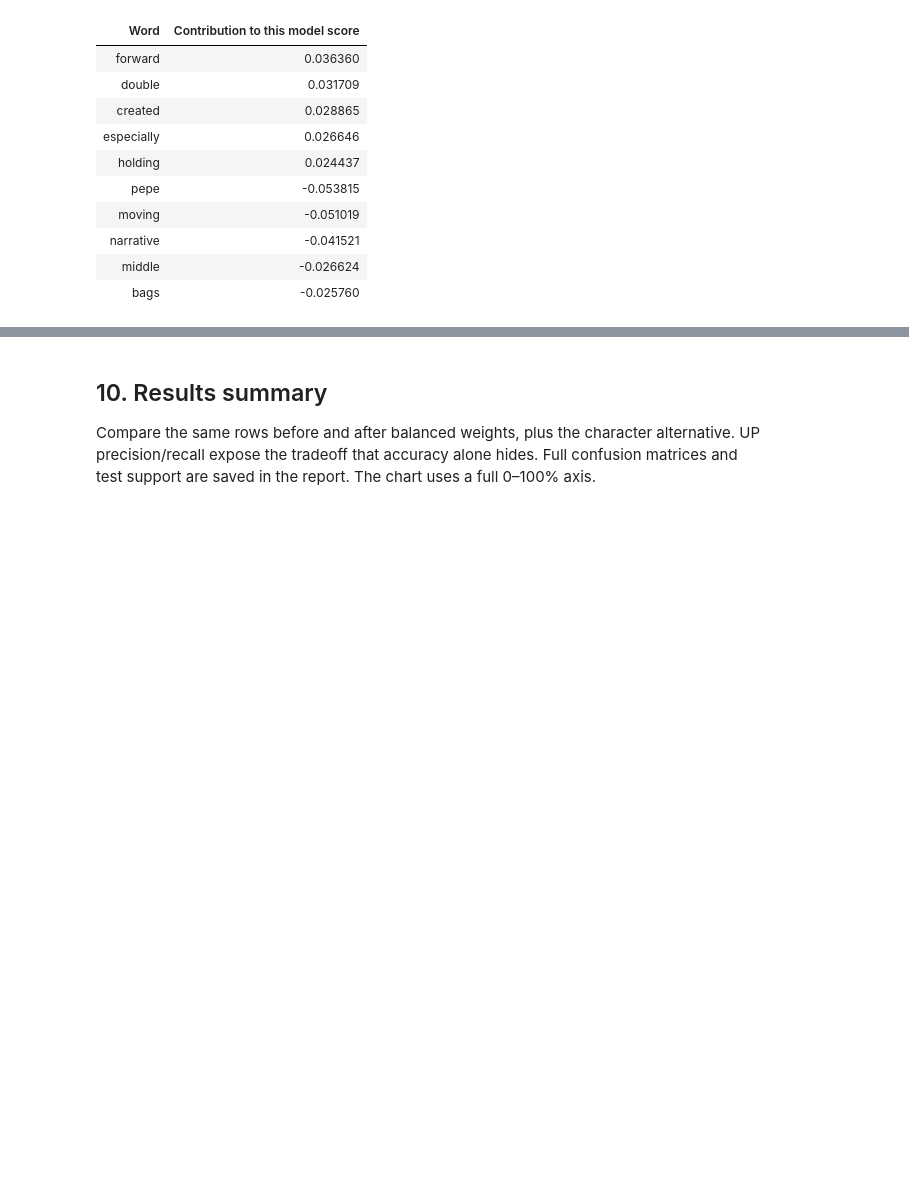
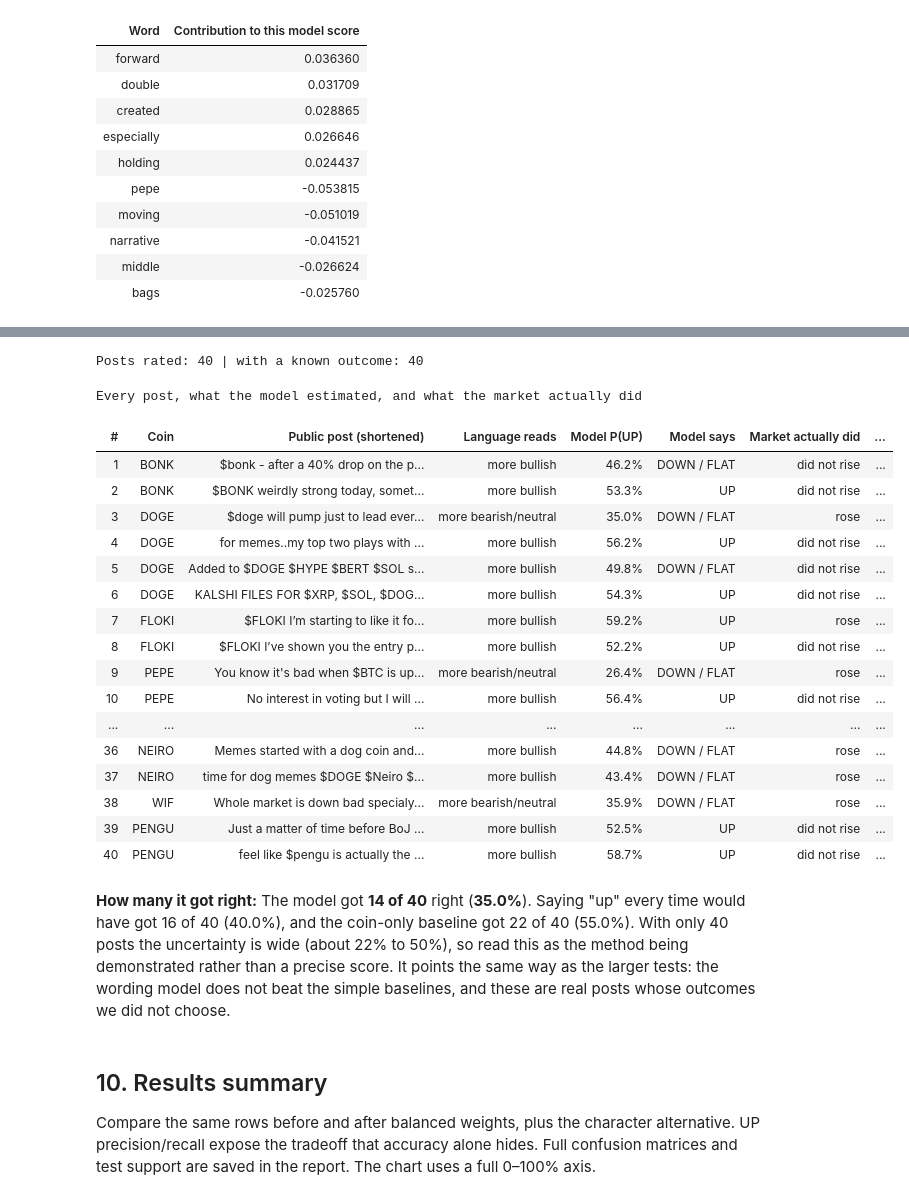
Before and after one commit to adeviwon/hypecheck, a Jupyter notebook: HypeCheck.ipynb, the cells around one changed output, grey strips where cells are left out. Saved outputs shown, nothing was run; the diff lists cells and outputs as text; code cells hidden in the pictures; blank space fills up the shorter version.

Commit message:
feat(notebook): replace the app cell with an editable 40-post rating block; drop the browser page

```diff
--- a/HypeCheck.ipynb
+++ b/HypeCheck.ipynb
@@ -394,3 +431,32 @@ Optional app is off so Run all finishes. Set RUN_APP=True to enter your batch.
+# %%
+if RATE:
+    tweet_table,tweet_summary,rated=td.run_block(TWEETS,COIN,artifact,known=td.examples())
+    table(tweet_table,"Every post, what the model estimated, and what the market actually did")
+    display(Markdown("**How many it got right:** "+td.finding(tweet_summary)))
+    print("Posts rated:",tweet_summary["rated"],"| with a known outcome:",tweet_summary["scored"])
+else:
+    print("Set RATE=True to rate the posts in TWEETS.")
+# %% [output]
+Posts rated: 40 | with a known outcome: 40
+Every post, what the model estimated, and what the market actually did
+| # | Coin | Public post (shortened) | Language reads | Model P(UP) | Model says | Market actually did | ... |
+| 1 | BONK | $bonk - after a 40% drop on the p... | more bullish | 46.2% | DOWN / FLAT | did not rise | ... |
+| 2 | BONK | $BONK weirdly strong today, somet... | more bullish | 53.3% | UP | did not rise | ... |
+| 3 | DOGE | $doge will pump just to lead ever... | more bearish/neutral | 35.0% | DOWN / FLAT | rose | ... |
+| 4 | DOGE | for memes..my top two plays with ... | more bullish | 56.2% | UP | did not rise | ... |
+| 5 | DOGE | Added to $DOGE $HYPE $BERT $SOL s... | more bullish | 49.8% | DOWN / FLAT | did not rise | ... |
+| 6 | DOGE | KALSHI FILES FOR $XRP, $SOL, $DOG... | more bullish | 54.3% | UP | did not rise | ... |
+| 7 | FLOKI | $FLOKI I’m starting to like it fo... | more bullish | 59.2% | UP | rose | ... |
+| 8 | FLOKI | $FLOKI I’ve shown you the entry p... | more bullish | 52.2% | UP | did not rise | ... |
+| 9 | PEPE | You know it's bad when $BTC is up... | more bearish/neutral | 26.4% | DOWN / FLAT | rose | ... |
+| 10 | PEPE | No interest in voting but I will ... | more bullish | 56.4% | UP | did not rise | ... |
+| ... | ... | ... | ... | ... | ... | ... | ... |
+| 36 | NEIRO | Memes started with a dog coin and... | more bullish | 44.8% | DOWN / FLAT | rose | ... |
+| 37 | NEIRO | time for dog memes $DOGE $Neiro $... | more bullish | 43.4% | DOWN / FLAT | rose | ... |
+| 38 | WIF | Whole market is down bad specialy... | more bearish/neutral | 35.9% | DOWN / FLAT | rose | ... |
+| 39 | PENGU | Just a matter of time before BoJ ... | more bullish | 52.5% | UP | did not rise | ... |
+| 40 | PENGU | feel like $pengu is actually the ... | more bullish | 58.7% | UP | did not rise | ... |
+**How many it got right:** The model got **14 of 40** right (**35.0%**). Saying "up" every time would have got 16 of 40 (40.0%), and the coin-only baseline got 22 of 40 (55.0%). With only 40 posts the uncertainty is wide (about 22% to 50%), so read this as the method being demonstrated rather than a precise score. It points the same way as the larger tests: the wording model does not beat the simple baselines, and these are real posts whose outcomes we did not choose.
 # %% [markdown]
 ## 10. Results summary
 Compare the same rows before and after balanced weights, plus the character alternative. UP precision/recall expose the tradeoff that accuracy alone hides. Full confusion matrices and test support are saved in the report. The chart uses a full 0–100% axis.
```
Also changed, not shown: parts of 8 cells of this notebook, 20 other files.
